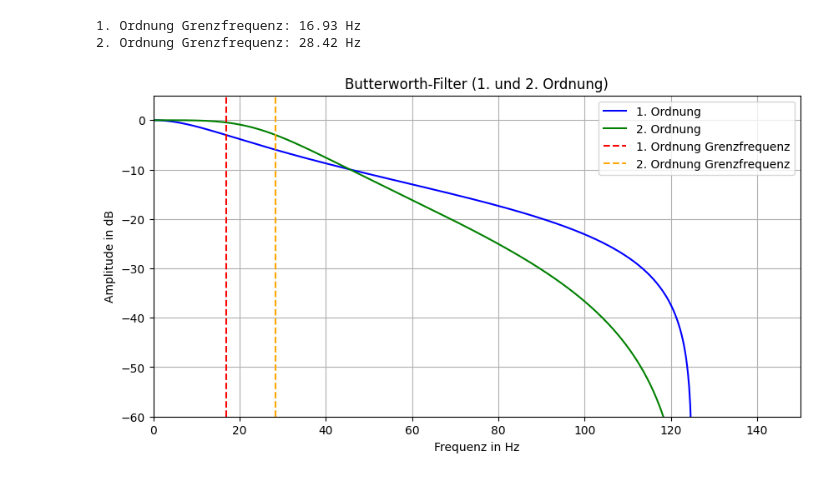
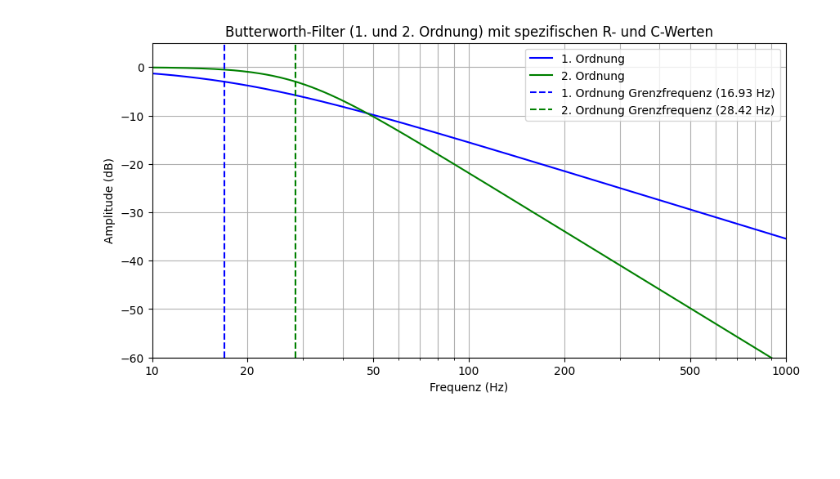
Before and after one commit to alex06733/Elektro, a Jupyter notebook: Bode.ipynb, the cells around one changed output. Saved outputs shown, nothing was run; the diff lists cells and outputs as text; code cells hidden in the pictures; blank space fills up the shorter version.

```diff
--- a/Bode.ipynb
+++ b/Bode.ipynb
@@ -3,62 +3,56 @@
 # %%
 import numpy as np
 import matplotlib.pyplot as plt
 from scipy import signal
 
-sampling_rate = 250  # Samplingrate in Hz
-nyquist_freq = sampling_rate / 2  # Nyquist-Frequenz
+# Widerstand und Kapazität für den Filter erster Ordnung
+R1 = 47e3  # in Ohm
+C1 = 200e-9  # in Farad
+cutoff_freq1 = 1 / (2 * np.pi * R1 * C1)  # Grenzfrequenz in Hz für 1. Ordnung
 
-# Filter 1. Ordnung
-order1 = 1  # Ordnung des Filters
-R1 = 47e3  # Widerstandswert des Tiefpassfilters
-C1 = 200e-9  # Kondensatorwert des Tiefpassfilters
-cutoff_freq1 = 1 / (2 * np.pi * R1 * C1)  # Grenzfrequenz in Hz
-normalized_cutoff1 = cutoff_freq1 / nyquist_freq  # Normalisierte Grenzfrequenz
-print(f"1. Ordnung Grenzfrequenz: {cutoff_freq1:.2f} Hz")
+# Widerstand und Kapazität für den Filter zweiter Ordnung
+R2 = 56e3  # in Ohm
+C2 = 100e-9  # in Farad
+cutoff_freq2 = 1 / (2 * np.pi * R2 * C2)  # Grenzfrequenz in Hz für 2. Ordnung
 
-b1, a1 = signal.butter(order1, normalized_cutoff1, btype='low', analog=False)
-w1, h1 = signal.freqz(b1, a1)  # w ist Frequenz x-Achse und h ist Frequenzantwort y-Achse
-frequencies1 = w1 * nyquist_freq / np.pi  # Konvertiert digitale Frequenzen in Hz
+# Frequenzen für den Plot
+frequencies = np.logspace(0.1, 3.5, 500)  # Logarithmische Skalierung bis 1000 Hz
 
-# Filter 2. Ordnung
-order2 = 2  # Ordnung des Filters
-R2 = 56e3  # Widerstandswert des Tiefpassfilters
-C2 = 100e-9  # Kondensatorwert des Tiefpassfilters
-cutoff_freq2 = 1 / (2 * np.pi * R2 * C2)  # Grenzfrequenz in Hz
-normalized_cutoff2 = cutoff_freq2 / nyquist_freq  # Normalisierte Grenzfrequenz
-print(f"2. Ordnung Grenzfrequenz: {cutoff_freq2:.2f} Hz")
+# Filter erster Ordnung (analog)
+order1 = 1
+b1, a1 = signal.butter(order1, 2 * np.pi * cutoff_freq1, btype='low', analog=True)
+w1, h1 = signal.freqs(b1, a1, worN=2 * np.pi * frequencies)
 
-b2, a2 = signal.butter(order2, normalized_cutoff2, btype='low', analog=False)
-w2, h2 = signal.freqz(b2, a2)  # w ist Frequenz x-Achse und h ist Frequenzantwort y-Achse
-frequencies2 = w2 * nyquist_freq / np.pi  # Konvertiert digitale Frequenzen in Hz
+# Filter zweiter Ordnung (analog)
+order2 = 2
+b2, a2 = signal.butter(order2, 2 * np.pi * cutoff_freq2, btype='low', analog=True)
+w2, h2 = signal.freqs(b2, a2, worN=2 * np.pi * frequencies)
 
-# Graph einstellen
+# Plot-Einstellungen
 plt.figure(figsize=(10, 5))
 
-# Plot für den Filter 1. Ordnung (blau)
-plt.plot(frequencies1, 20 * np.log10(np.abs(h1)), 'b', label='1. Ordnung')
+# Plot für den Filter erster Ordnung
+plt.plot(frequencies, 20 * np.log10(np.abs(h1)), 'b', label=f'1. Ordnung')
 
-# Plot für den Filter 2. Ordnung (grün)
-plt.plot(frequencies2, 20 * np.log10(np.abs(h2)), 'g', label='2. Ordnung')
-
-# Legende für die beiden Filter
-plt.legend()
-
-plt.xlabel('Frequenz in Hz')
-plt.ylabel('Amplitude in dB')
-plt.title('Butterworth-Filter (1. und 2. Ordnung)')
-plt.grid(True)
-plt.xlim(0, 150)  # Frequenzbereich einstellen
-plt.ylim(-60, 5)  # Amplitudenbereich einstellen
+# Plot für den Filter zweiter Ordnung
+plt.plot(frequencies, 20 * np.log10(np.abs(h2)), 'g', label=f'2. Ordnung')
 
 # Grenzfrequenzen markieren
-plt.axvline(x=cutoff_freq1, color='r', linestyle='--', label='1. Ordnung Grenzfrequenz')
-plt.axvline(x=cutoff_freq2, color='orange', linestyle='--', label='2. Ordnung Grenzfrequenz')
+plt.axvline(x=cutoff_freq1, color='blue', linestyle='--', label=f'1. Ordnung Grenzfrequenz ({cutoff_freq1:.2f} Hz)')
+plt.axvline(x=cutoff_freq2, color='green', linestyle='--', label=f'2. Ordnung Grenzfrequenz ({cutoff_freq2:.2f} Hz)')
 
-# Legende aktualisieren und Plot anzeigen
+# Achsen und Titel
+plt.xscale('log')  # Logarithmische Frequenzachse
+plt.xlabel('Frequenz (Hz)')
+plt.ylabel('Amplitude (dB)')
+plt.title('Butterworth-Filter (1. und 2. Ordnung) mit spezifischen R- und C-Werten')
+plt.grid(True, which='both', axis='both')
+plt.xticks([10, 20, 50, 100, 200, 500, 1000], labels=['10', '20', '50', '100', '200', '500', '1000'])
+plt.xlim(10, 1000)
+plt.ylim(-60, 5)
+
+# Legende und Plot anzeigen
 plt.legend()
 plt.show()
 # %% [output]
-1. Ordnung Grenzfrequenz: 16.93 Hz
-2. Ordnung Grenzfrequenz: 28.42 Hz
-[figure, old version]
+[figure, new version]
```
